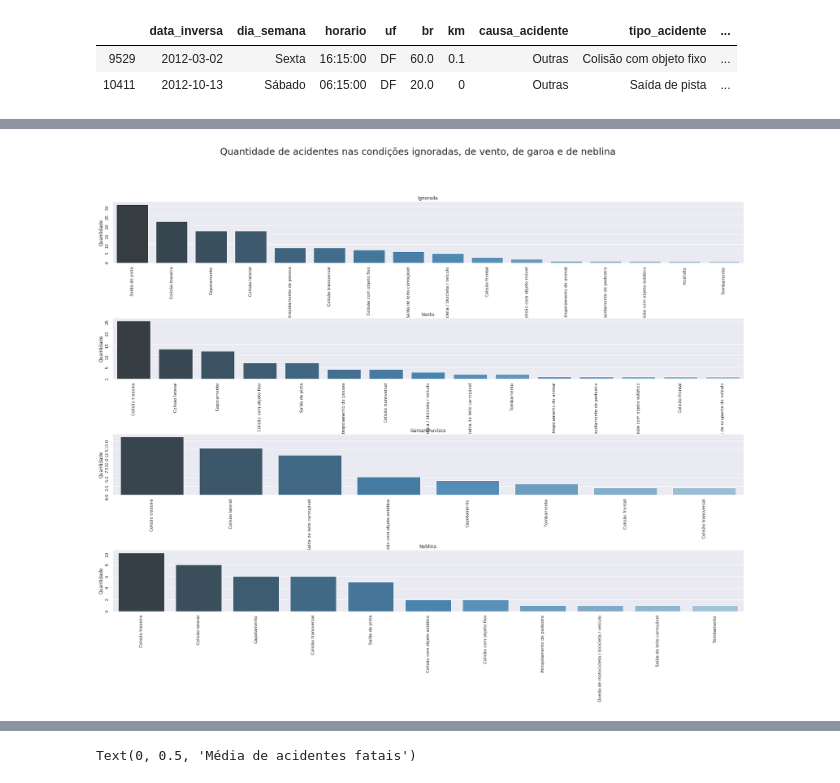
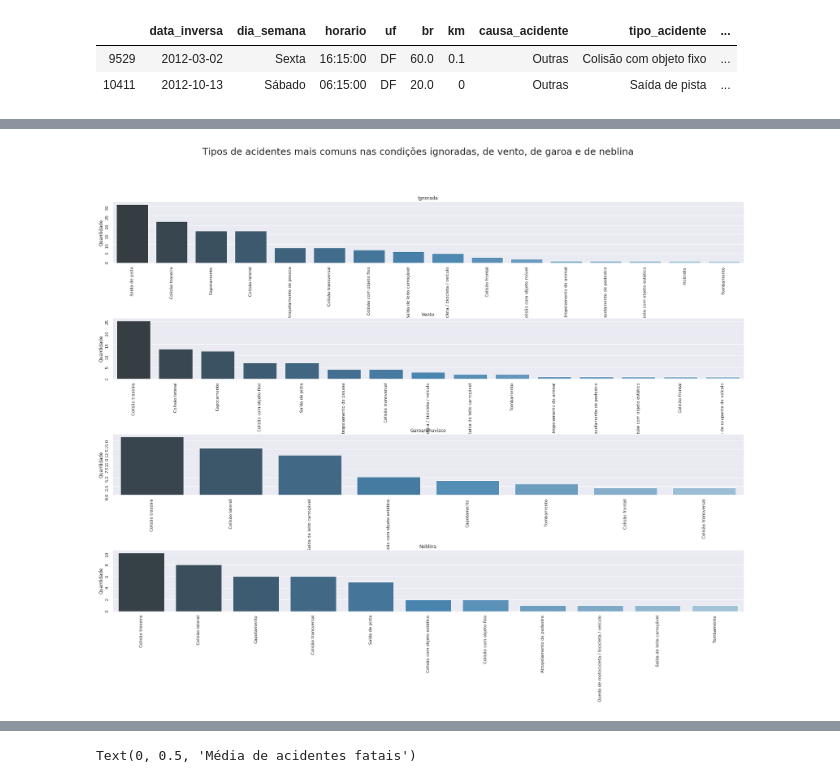
Before and after one commit to IagoCarvalho/tcc_scripts, a Jupyter notebook: QP02-Analysis.ipynb, the cells around one changed output, grey strips where cells are left out. Saved outputs shown, nothing was run; the diff lists cells and outputs as text; code cells hidden in the pictures.

```diff
--- a/QP02-Analysis.ipynb
+++ b/QP02-Analysis.ipynb
@@ -201,9 +251,9 @@ neve_granizo
 | 9529 | 2012-03-02 | Sexta | 16:15:00 | DF | 60.0 | 0.1 | Outras | Colisão com objeto fixo | ... |
 | 10411 | 2012-10-13 | Sábado | 06:15:00 | DF | 20.0 | 0 | Outras | Saída de pista | ... |
 # %%
-def isola_condicao_meteorologica(condicao_meteorologica):
+def isola_condicao_meteorologica(condicao_meteorologica, agrupamento):
     acidentes_condicao_meteorologica = df_acidentes_rodovias_2010_2019.loc[df_acidentes_rodovias_2010_2019['condicao_metereologica'] == condicao_meteorologica]
-    acidentes_condicao_meteorologica = acidentes_condicao_meteorologica.groupby('tipo_acidente').count().reset_index().sort_values('causa_acidente', ascending=False)
+    acidentes_condicao_meteorologica = acidentes_condicao_meteorologica.groupby(agrupamento).count().reset_index().sort_values('causa_acidente', ascending=False)
 
     return acidentes_condicao_meteorologica
 # %%
@@ -221,6 +271,7 @@ def barplot_com_subplots(lista_df, lista_df_label, x, y, titulo):
                     ax = axs[i])
         axs[i].tick_params(labelrotation=90)
         axs[i].set_ylabel('Quantidade')
+        axs[i].set_xlabel('')
         axs[i].set_title(lista_df_label[i])
         i += 1
 
@@ -242,12 +299,15 @@ barplot_com_subplots(lista_df_acidentes, lista_condicao_meteorologica, 'tipo_aci
 # %%
-acidentes_condicao_ignorada = isola_condicao_meteorologica('ignorada')
-acidentes_condicao_vento = isola_condicao_meteorologica('vento')
-acidentes_condicao_garoa = isola_condicao_meteorologica('garoa/chuvisco')
-acidentes_condicao_neblina = isola_condicao_meteorologica('nevoeiro/neblina')
+acidentes_condicao_ignorada = isola_condicao_meteorologica('ignorada', 'tipo_acidente')
+acidentes_condicao_vento = isola_condicao_meteorologica('vento', 'tipo_acidente')
+acidentes_condicao_garoa = isola_condicao_meteorologica('garoa/chuvisco', 'tipo_acidente')
+acidentes_condicao_neblina = isola_condicao_meteorologica('nevoeiro/neblina', 'tipo_acidente')
 
-lista_df_acidentes = [acidentes_condicao_ignorada, acidentes_condicao_vento, acidentes_condicao_garoa, acidentes_condicao_neblina]
+lista_df_acidentes = [acidentes_condicao_ignorada,
+                      acidentes_condicao_vento,
+                      acidentes_condicao_garoa,
+                      acidentes_condicao_neblina]
 lista_condicao_meteorologica = ['Ignorada', 'Vento', 'Garoa/Chuvisco', 'Neblina']
-titulo = "Quantidade de acidentes nas condições ignoradas, de vento, de garoa e de neblina"
+titulo = "Tipos de acidentes mais comuns nas condições ignoradas, de vento, de garoa e de neblina"
 barplot_com_subplots(lista_df_acidentes, lista_condicao_meteorologica, 'tipo_acidente', 'causa_acidente', titulo)
 # %% [output]
-[figure, old version]
+[figure, new version]
```
Also changed, not shown: parts of 10 cells of this notebook.
